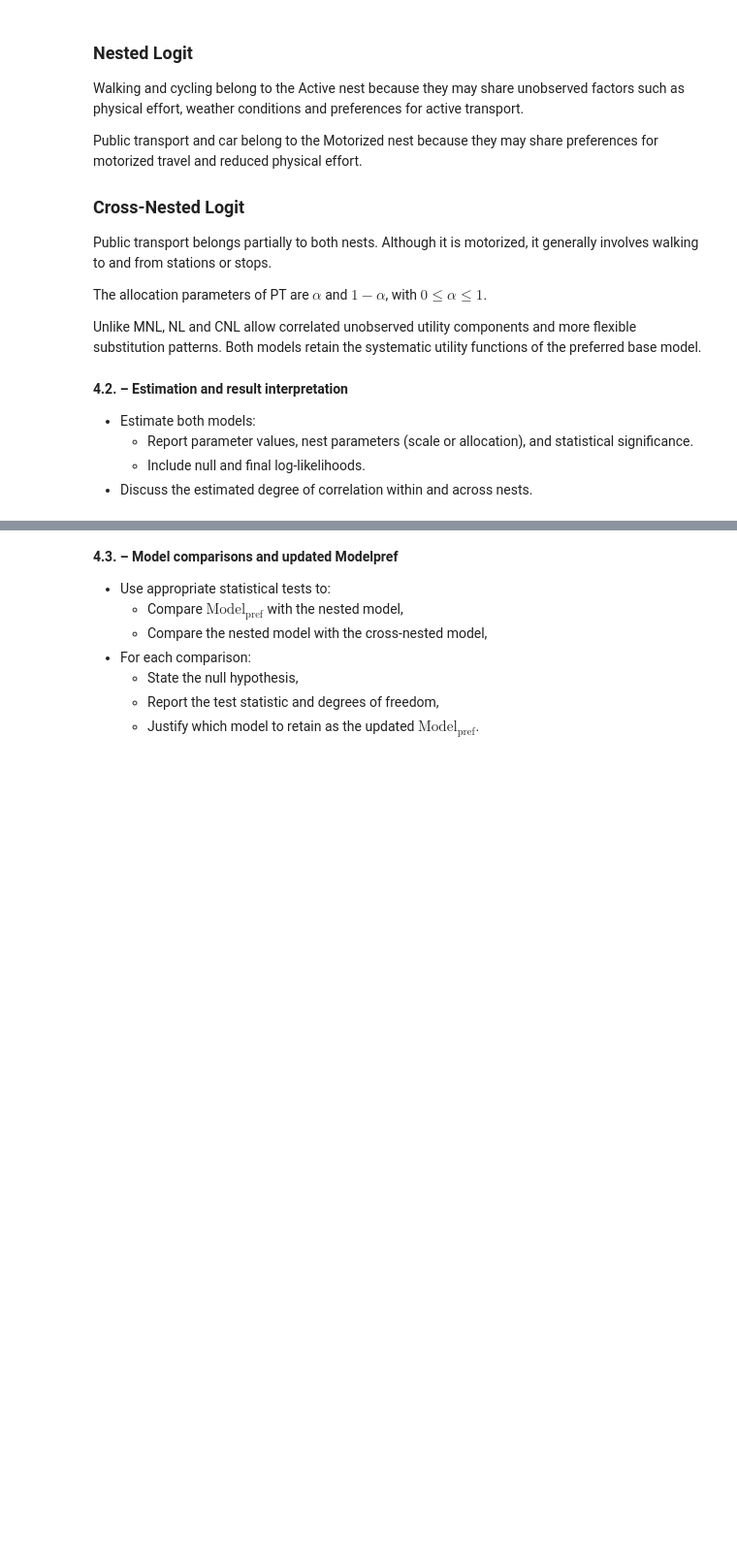
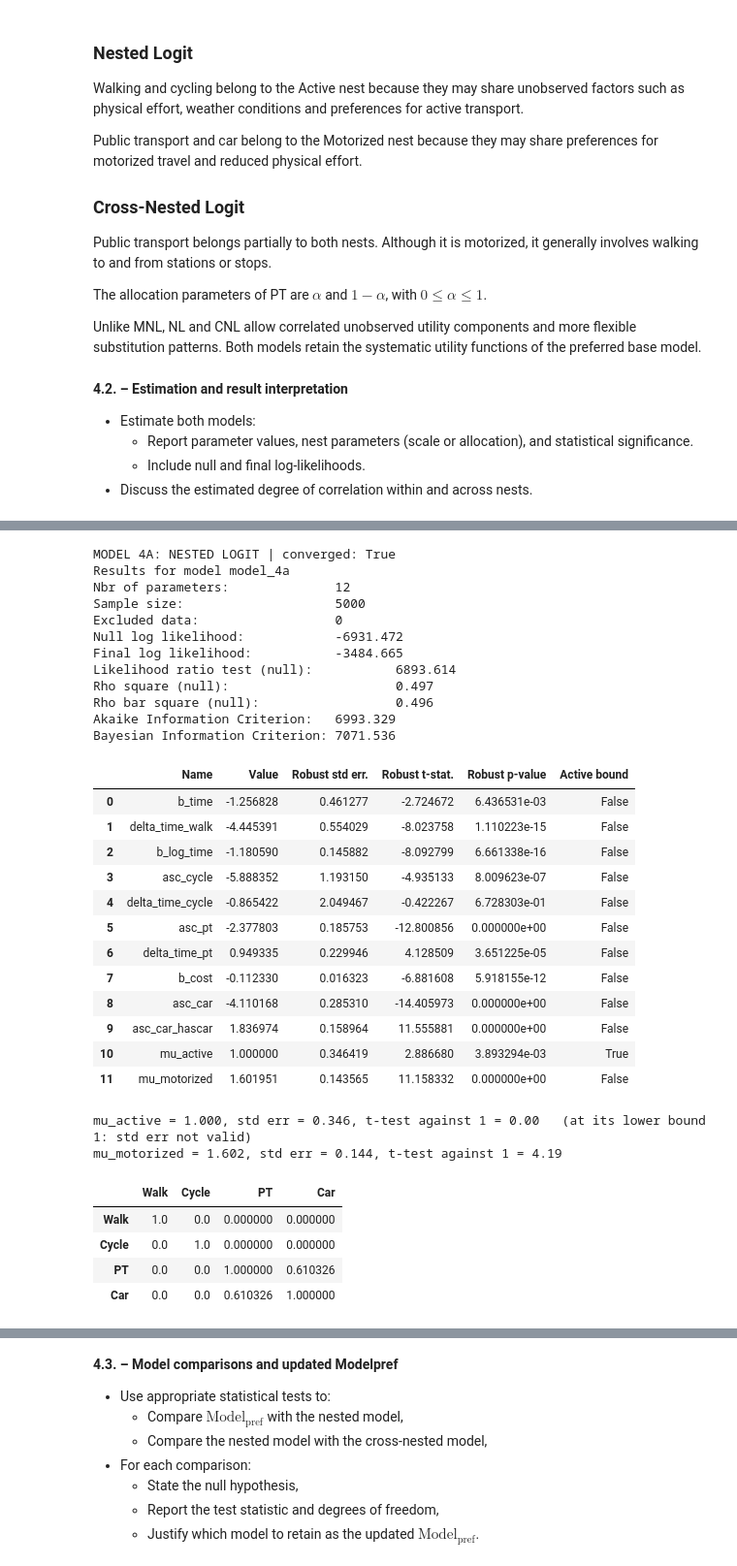
Before and after one commit to doran2728/Math463Group25, a Jupyter notebook: assignment.ipynb, the cells around one changed output, grey strips where cells are left out. Shown at 97% size. Saved outputs shown, nothing was run; the diff lists cells and outputs as text; code cells hidden in the pictures; blank space fills up the shorter version.

```diff
--- a/assignment.ipynb
+++ b/assignment.ipynb
@@ -1529,0 +1216,61 @@ Converged: True
+# %%
+# Estimate the nested logit, starting from the Model 3 estimates (mu = 1.2 so the search does not start at the bound).
+biogeme_nl = bio.BIOGEME(database, logprob_nl)
+biogeme_nl.model_name = 'model_4a'
+biogeme_nl.calculate_null_loglikelihood(av_4)
+start_nl = {**results_base_4.get_beta_values(), 'mu_active': 1.2, 'mu_motorized': 1.2}
+results_nl = biogeme_nl.estimate(starting_values=start_nl)
+
+print('MODEL 4A: NESTED LOGIT | converged:', results_nl.algorithm_has_converged)
+print(results_nl.short_summary())
+param_nl = get_pandas_estimated_parameters(estimation_results=results_nl)['Estimated parameters']
+display(param_nl)
+all_results['model_4a'] = results_nl
+
+# Biogeme's t-test is against 0. For a nest scale the relevant null is mu = 1 (no correlation, back to logit).
+def t_test_vs_one(params, name):
+    row = params.set_index('Name').loc[name]
+    t = (row['Value'] - 1) / row['Robust std err.']
+    print(f"{name} = {row['Value']:.3f}, std err = {row['Robust std err.']:.3f}, t-test against 1 = {t:.2f}"
+          f"{'   (at its lower bound 1: std err not valid)' if row['Active bound'] else ''}")
+
+t_test_vs_one(param_nl, 'mu_active')
+t_test_vs_one(param_nl, 'mu_motorized')
+
+# Correlation between two alternatives of the same nest: 1 - 1/mu_m^2
+beta_nl = results_nl.get_beta_values()
+alternative_names = {1: 'Walk', 2: 'Cycle', 3: 'PT', 4: 'Car'}
+display(nests_nl.correlation(parameters=beta_nl, alternatives_names=alternative_names))
+# %% [output]
+MODEL 4A: NESTED LOGIT | converged: True
+Results for model model_4a
+Nbr of parameters:              12
+Sample size:                    5000
+Excluded data:                  0
+Null log likelihood:            -6931.472
+Final log likelihood:           -3484.665
+Likelihood ratio test (null):           6893.614
+Rho square (null):                      0.497
+Rho bar square (null):                  0.496
+Akaike Information Criterion:   6993.329
+Bayesian Information Criterion: 7071.536
+|  | Name | Value | Robust std err. | Robust t-stat. | Robust p-value | Active bound |
+| 0 | b_time | -1.256828 | 0.461277 | -2.724672 | 6.436531e-03 | False |
+| 1 | delta_time_walk | -4.445391 | 0.554029 | -8.023758 | 1.110223e-15 | False |
+| 2 | b_log_time | -1.180590 | 0.145882 | -8.092799 | 6.661338e-16 | False |
+| 3 | asc_cycle | -5.888352 | 1.193150 | -4.935133 | 8.009623e-07 | False |
+| 4 | delta_time_cycle | -0.865422 | 2.049467 | -0.422267 | 6.728303e-01 | False |
+| 5 | asc_pt | -2.377803 | 0.185753 | -12.800856 | 0.000000e+00 | False |
+| 6 | delta_time_pt | 0.949335 | 0.229946 | 4.128509 | 3.651225e-05 | False |
+| 7 | b_cost | -0.112330 | 0.016323 | -6.881608 | 5.918155e-12 | False |
+| 8 | asc_car | -4.110168 | 0.285310 | -14.405973 | 0.000000e+00 | False |
+| 9 | asc_car_hascar | 1.836974 | 0.158964 | 11.555881 | 0.000000e+00 | False |
+| 10 | mu_active | 1.000000 | 0.346419 | 2.886680 | 3.893294e-03 | True |
+| 11 | mu_motorized | 1.601951 | 0.143565 | 11.158332 | 0.000000e+00 | False |
+mu_active = 1.000, std err = 0.346, t-test against 1 = 0.00   (at its lower bound 1: std err not valid)
+mu_motorized = 1.602, std err = 0.144, t-test against 1 = 4.19
+|  | Walk | Cycle | PT | Car |
+| Walk | 1.0 | 0.0 | 0.000000 | 0.000000 |
+| Cycle | 0.0 | 1.0 | 0.000000 | 0.000000 |
+| PT | 0.0 | 0.0 | 1.000000 | 0.610326 |
+| Car | 0.0 | 0.0 | 0.610326 | 1.000000 |
```
Also changed, not shown: parts of 19 cells of this notebook.
